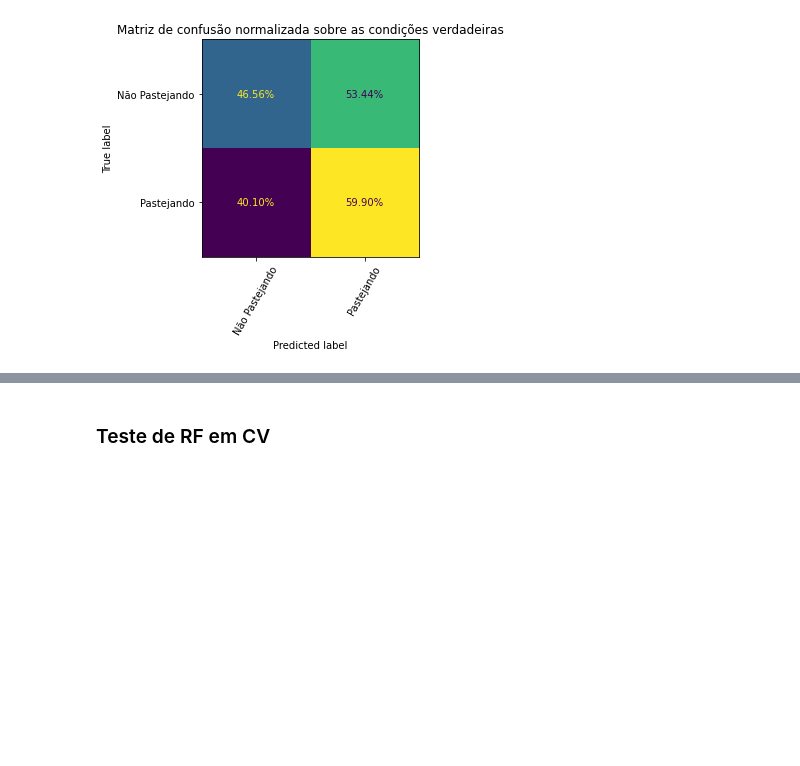
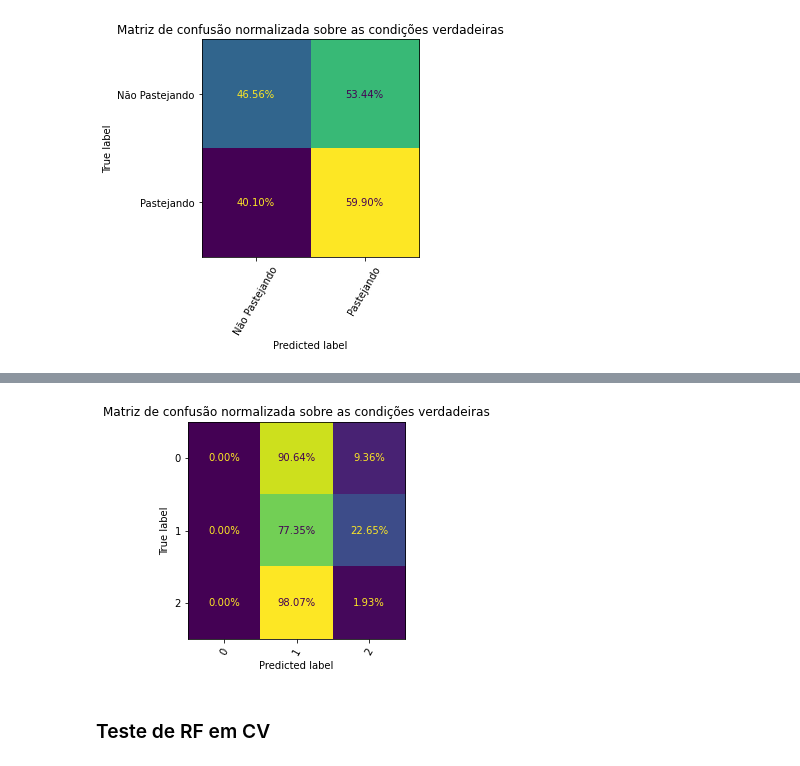
Before and after one commit to egmaziero/ZooWithAI, a Jupyter notebook: Lazaro - Treinamento e Validacao.ipynb, the cells around one changed output, grey strips where cells are left out. Saved outputs shown, nothing was run; the diff lists cells and outputs as text; code cells hidden in the pictures; blank space fills up the shorter version.

```diff
--- a/Lazaro - Treinamento e Validacao.ipynb
+++ b/Lazaro - Treinamento e Validacao.ipynb
@@ -1079,0 +1241,2 @@ imprimeMatrizDeConfusão(y, preds, knn_model)
+# %%
+preds = pd.DataFrame(b, columns=['Ocio', 'Pastejando', 'Ruminando'])
@@ -1080,3 +1260,22 @@ imprimeMatrizDeConfusão(y, preds, knn_model)
+# %%
+# Reverso de get_dummies
+preds = preds.idxmax(axis=1)
+# %%
+y = y.rename(columns={"Comportamento[Ocio]" : "Ocio", "Comportamento[Pastejando]" : "Pastejando", "Comportamento[Ruminando]" : "Ruminando"})
+# %%
+y = y.idxmax(axis=1)
+# %%
+from sklearn.metrics import confusion_matrix
+from sklearn.metrics import ConfusionMatrixDisplay
+import matplotlib.pyplot as plt
+
+cm = confusion_matrix(y, preds, normalize='true')
+disp = ConfusionMatrixDisplay(confusion_matrix=cm)
+disp.plot(values_format= '.2%', xticks_rotation=60, colorbar=False)
+disp.ax_.set_title("Matriz de confusão normalizada sobre as condições verdadeiras")
+plt.show()
+# %% [output]
+[figure, added]
 # %% [markdown]
 ### Teste de RF em CV
 # %%
```
Also changed, not shown: parts of 41 cells of this notebook.
